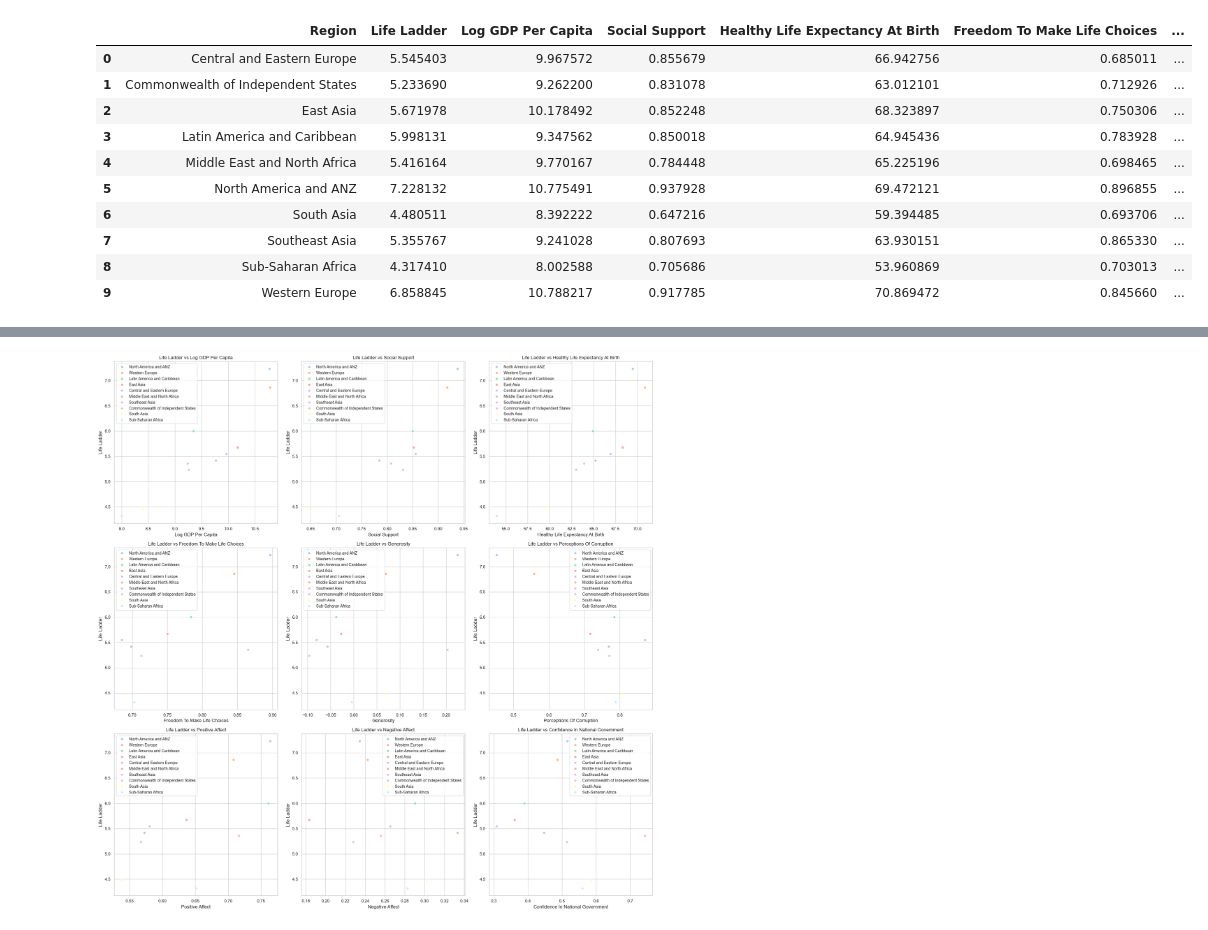
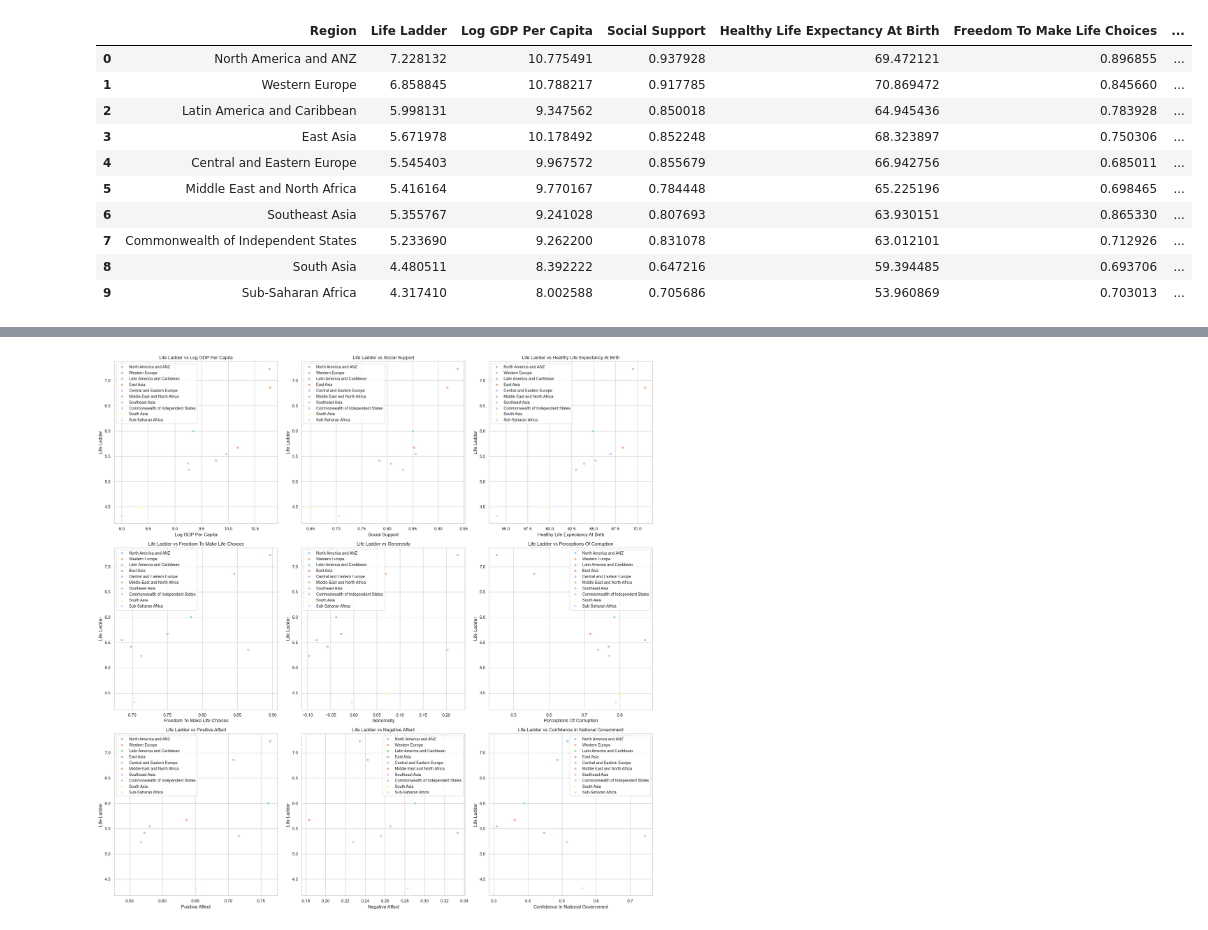
Before and after one commit to jessjwh/jess_window, a Jupyter notebook: project/the_happiness_project/charts.ipynb, the cells around one changed output, grey strips where cells are left out. Cells and saved outputs as stored; diff of their text form; code cells hidden in the pictures.

Commit message:
the happiness project

```diff
--- a/project/the_happiness_project/charts.ipynb
+++ b/project/the_happiness_project/charts.ipynb
@@ -6,19 +6,19 @@ import matplotlib as mpl
 import plotly.express as px
 import matplotlib.pyplot as plt
 # %%
-data = pd.read_csv('/Users/jesshuang/Documents/GitHub/jess_project/the_happiness_project/World Happiness Report.csv')
+data = pd.read_csv('/Users/jesshuang/Documents/GitHub/jess_window/project/the_happiness_project/World Happiness Report_new.csv')
 data.head(10)
 # %% [output]
 |  | Region | Life Ladder | Log GDP Per Capita | Social Support | Healthy Life Expectancy At Birth | Freedom To Make Life Choices | ... |
-| 0 | Central and Eastern Europe | 5.545403 | 9.967572 | 0.855679 | 66.942756 | 0.685011 | ... |
-| 1 | Commonwealth of Independent States | 5.233690 | 9.262200 | 0.831078 | 63.012101 | 0.712926 | ... |
-| 2 | East Asia | 5.671978 | 10.178492 | 0.852248 | 68.323897 | 0.750306 | ... |
-| 3 | Latin America and Caribbean | 5.998131 | 9.347562 | 0.850018 | 64.945436 | 0.783928 | ... |
-| 4 | Middle East and North Africa | 5.416164 | 9.770167 | 0.784448 | 65.225196 | 0.698465 | ... |
-| 5 | North America and ANZ | 7.228132 | 10.775491 | 0.937928 | 69.472121 | 0.896855 | ... |
-| 6 | South Asia | 4.480511 | 8.392222 | 0.647216 | 59.394485 | 0.693706 | ... |
-| 7 | Southeast Asia | 5.355767 | 9.241028 | 0.807693 | 63.930151 | 0.865330 | ... |
-| 8 | Sub-Saharan Africa | 4.317410 | 8.002588 | 0.705686 | 53.960869 | 0.703013 | ... |
-| 9 | Western Europe | 6.858845 | 10.788217 | 0.917785 | 70.869472 | 0.845660 | ... |
+| 0 | North America and ANZ | 7.228132 | 10.775491 | 0.937928 | 69.472121 | 0.896855 | ... |
+| 1 | Western Europe | 6.858845 | 10.788217 | 0.917785 | 70.869472 | 0.845660 | ... |
+| 2 | Latin America and Caribbean | 5.998131 | 9.347562 | 0.850018 | 64.945436 | 0.783928 | ... |
+| 3 | East Asia | 5.671978 | 10.178492 | 0.852248 | 68.323897 | 0.750306 | ... |
+| 4 | Central and Eastern Europe | 5.545403 | 9.967572 | 0.855679 | 66.942756 | 0.685011 | ... |
+| 5 | Middle East and North Africa | 5.416164 | 9.770167 | 0.784448 | 65.225196 | 0.698465 | ... |
+| 6 | Southeast Asia | 5.355767 | 9.241028 | 0.807693 | 63.930151 | 0.865330 | ... |
+| 7 | Commonwealth of Independent States | 5.233690 | 9.262200 | 0.831078 | 63.012101 | 0.712926 | ... |
+| 8 | South Asia | 4.480511 | 8.392222 | 0.647216 | 59.394485 | 0.693706 | ... |
+| 9 | Sub-Saharan Africa | 4.317410 | 8.002588 | 0.705686 | 53.960869 | 0.703013 | ... |
 # %%
 data.describe
```
Also changed, not shown: parts of 6 cells of this notebook, 7 other files.
